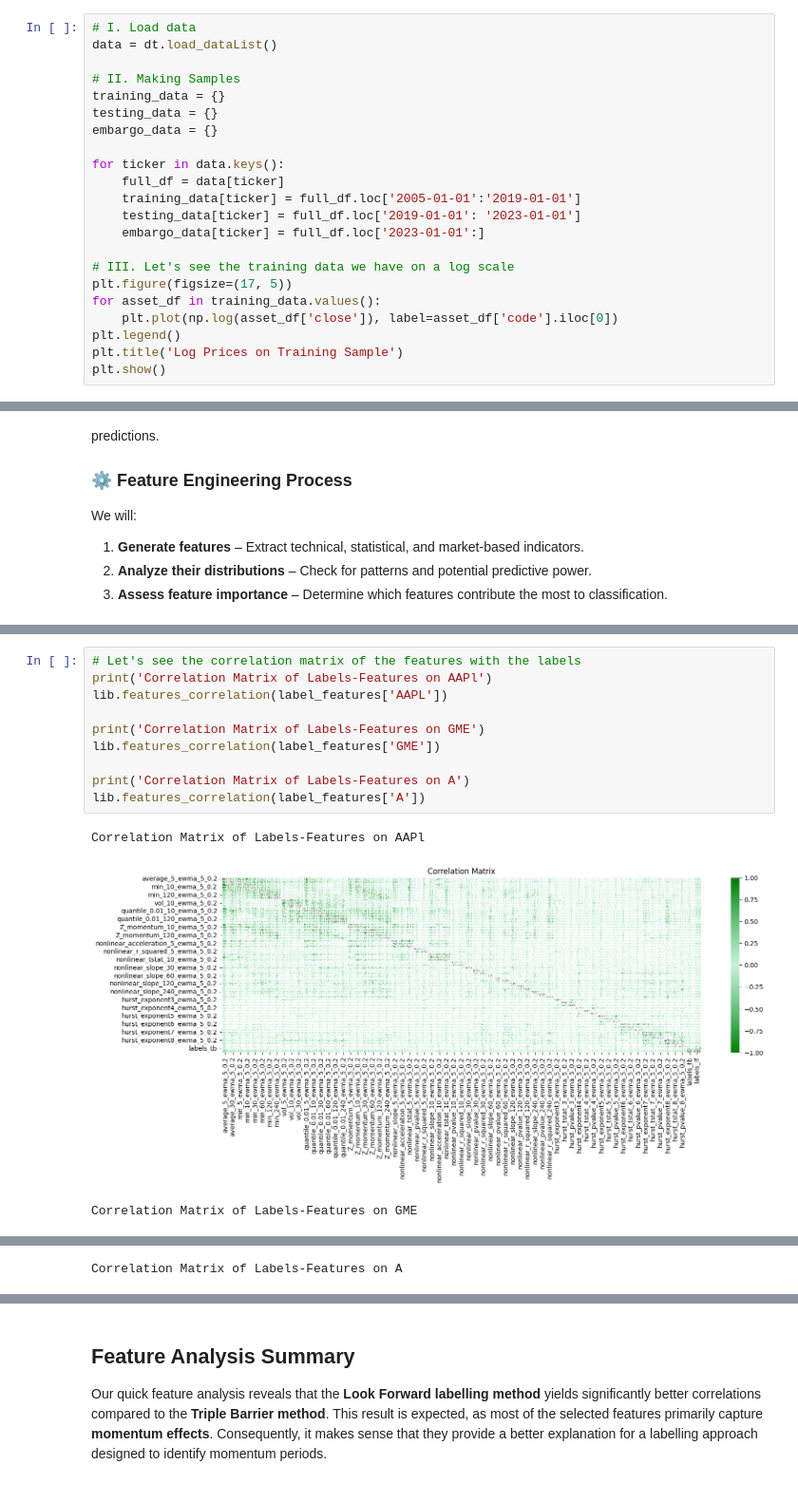
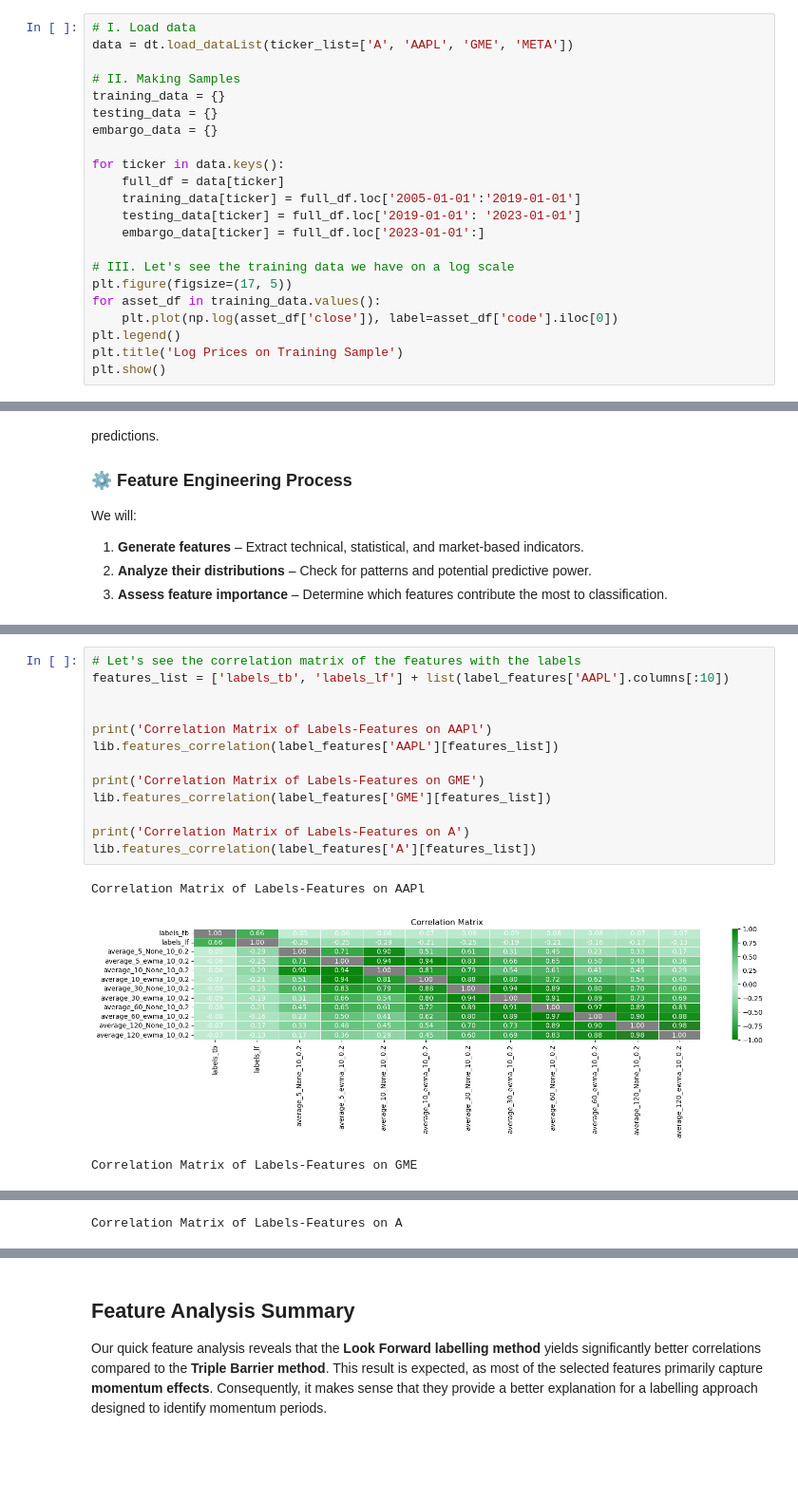
Before and after one commit to Cheval-Paresseux/ChevalParesseux-lib, a Jupyter notebook: notebooks/MachineLearning.ipynb, the cells around one changed output, grey strips where cells are left out. Shown at 95% size. Saved outputs shown, nothing was run; the diff lists cells and outputs as text; blank space fills up the shorter version.

```diff
--- a/notebooks/MachineLearning.ipynb
+++ b/notebooks/MachineLearning.ipynb
@@ -39,7 +39,7 @@ The first step in our workflow is to **acquire and preprocess market data**. Thi
 A **testing set** should be used **sparingly**! It is recommended to track the number of times it is accessed to prevent data leakage and ensure unbiased model evaluation.
 # %%
 # I. Load data
-data = dt.load_dataList()
+data = dt.load_dataList(ticker_list=['A', 'AAPL', 'GME', 'META'])
 
 # II. Making Samples
 training_data = {}
@@ -251,15 +226,18 @@ for ticker, asset_df in tqdm(training_data.items()):
     training_data[ticker] = asset_df
 # %%
 # Let's see the correlation matrix of the features with the labels
+features_list = ['labels_tb', 'labels_lf'] + list(label_features['AAPL'].columns[:10])
+
+
 print('Correlation Matrix of Labels-Features on AAPl')
-lib.features_correlation(label_features['AAPL'])
+lib.features_correlation(label_features['AAPL'][features_list])
 
 print('Correlation Matrix of Labels-Features on GME')
-lib.features_correlation(label_features['GME'])
+lib.features_correlation(label_features['GME'][features_list])
 
 print('Correlation Matrix of Labels-Features on A')
-lib.features_correlation(label_features['A'])
+lib.features_correlation(label_features['A'][features_list])
 # %% [output]
 Correlation Matrix of Labels-Features on AAPl
-[figure, old version]
+[figure, new version]
 Correlation Matrix of Labels-Features on GME
```
Also changed, not shown: parts of 12 cells of this notebook, 13 other files.
